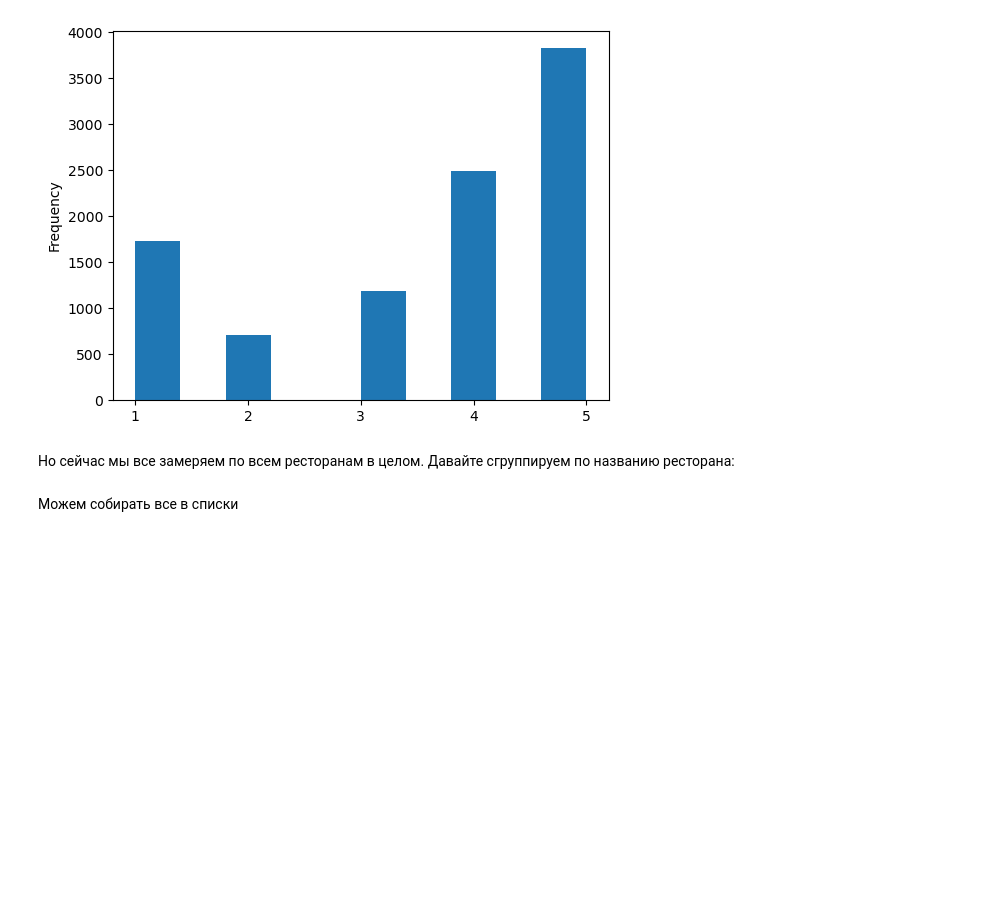
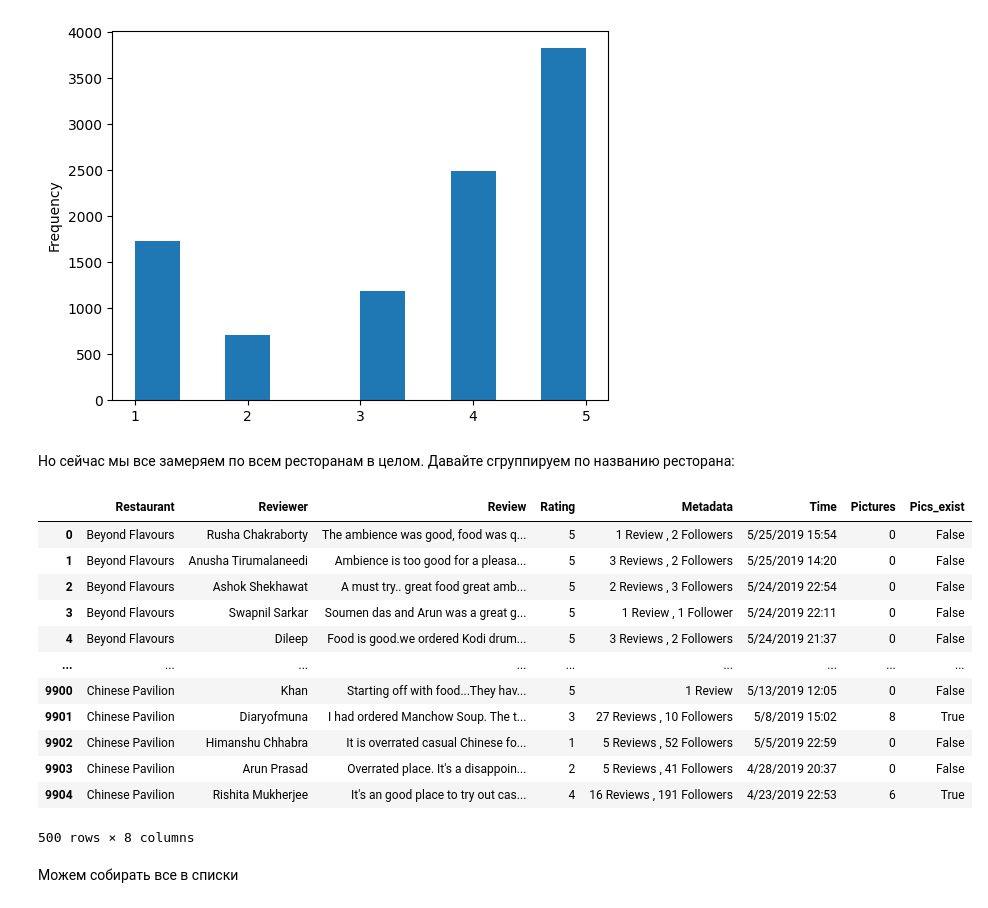
Before and after one commit to hse-ling-python/seminars, a Jupyter notebook: visualization/pandas_numpy_2024.ipynb, the cells around one changed output. Drawn from its saved outputs; the diff is of its cells as text; code cells hidden in the pictures; blank space fills up the shorter version.

```diff
--- a/visualization/pandas_numpy_2024.ipynb
+++ b/visualization/pandas_numpy_2024.ipynb
@@ -364,6 +370,22 @@ df["Rating"].plot(kind="hist", xticks=[1, 2, 3, 4, 5])
 [figure]
 # %% [markdown]
 Но сейчас мы все замеряем по всем ресторанам в целом. Давайте сгруппируем по названию ресторана:
+# %%
+df.groupby(by = "Restaurant").head()
+# %% [output]
+|  | Restaurant | Reviewer | Review | Rating | Metadata | Time | Pictures | Pics_exist |
+| 0 | Beyond Flavours | Rusha Chakraborty | The ambience was good, food was q... | 5 | 1 Review , 2 Followers | 5/25/2019 15:54 | 0 | False |
+| 1 | Beyond Flavours | Anusha Tirumalaneedi | Ambience is too good for a pleasa... | 5 | 3 Reviews , 2 Followers | 5/25/2019 14:20 | 0 | False |
+| 2 | Beyond Flavours | Ashok Shekhawat | A must try.. great food great amb... | 5 | 2 Reviews , 3 Followers | 5/24/2019 22:54 | 0 | False |
+| 3 | Beyond Flavours | Swapnil Sarkar | Soumen das and Arun was a great g... | 5 | 1 Review , 1 Follower | 5/24/2019 22:11 | 0 | False |
+| 4 | Beyond Flavours | Dileep | Food is good.we ordered Kodi drum... | 5 | 3 Reviews , 2 Followers | 5/24/2019 21:37 | 0 | False |
+| ... | ... | ... | ... | ... | ... | ... | ... | ... |
+| 9900 | Chinese Pavilion | Khan | Starting off with food...They hav... | 5 | 1 Review | 5/13/2019 12:05 | 0 | False |
+| 9901 | Chinese Pavilion | Diaryofmuna | I had ordered Manchow Soup. The t... | 3 | 27 Reviews , 10 Followers | 5/8/2019 15:02 | 8 | True |
+| 9902 | Chinese Pavilion | Himanshu Chhabra | It is overrated casual Chinese fo... | 1 | 5 Reviews , 52 Followers | 5/5/2019 22:59 | 0 | False |
+| 9903 | Chinese Pavilion | Arun Prasad | Overrated place. It's a disappoin... | 2 | 5 Reviews , 41 Followers | 4/28/2019 20:37 | 0 | False |
+| 9904 | Chinese Pavilion | Rishita Mukherjee | It's an good place to try out cas... | 4 | 16 Reviews , 191 Followers | 4/23/2019 22:53 | 6 | True |
+500 rows × 8 columns
 # %% [markdown]
 Можем собирать все в списки
 # %%
```
Also changed, not shown: parts of 17 cells of this notebook.
